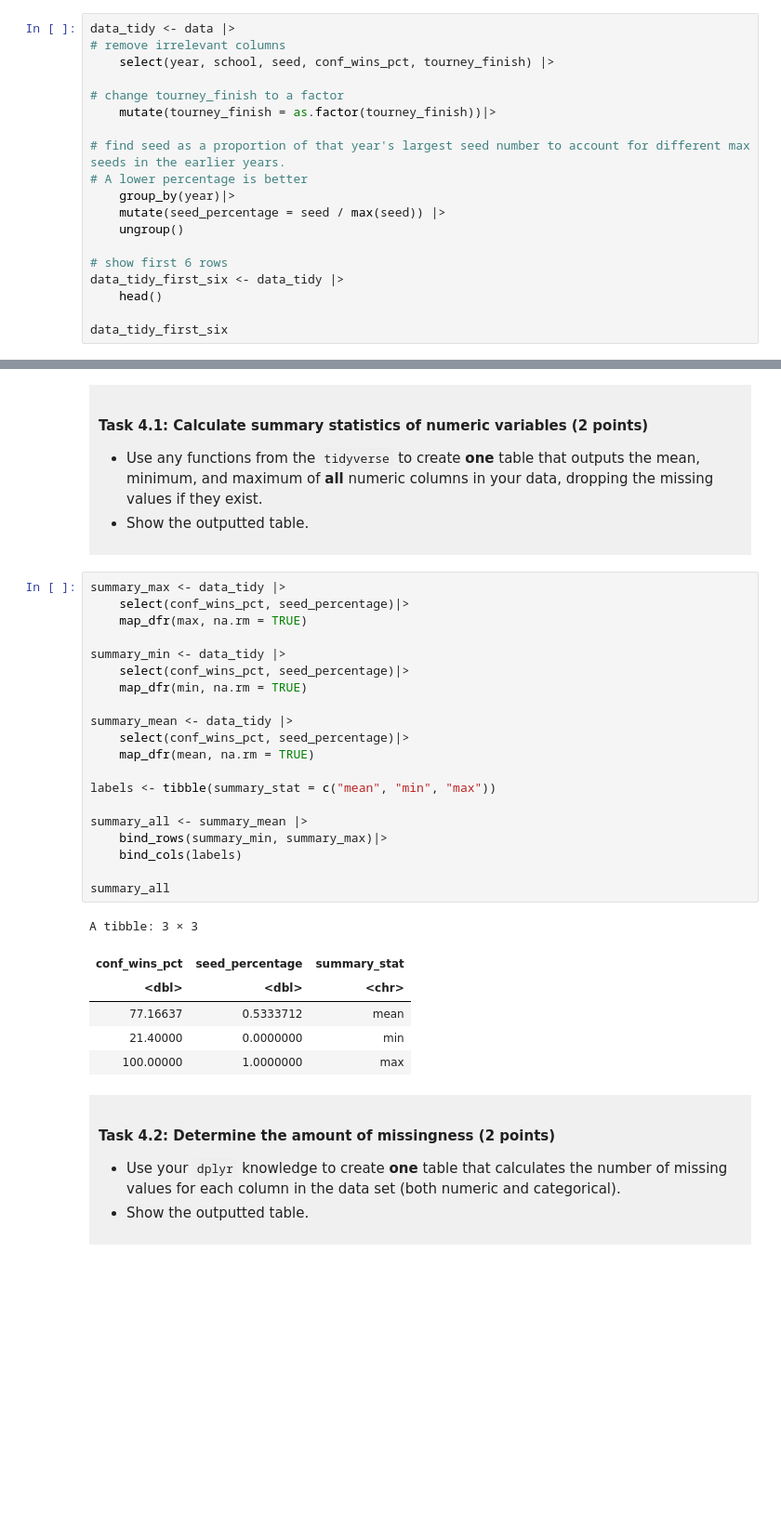
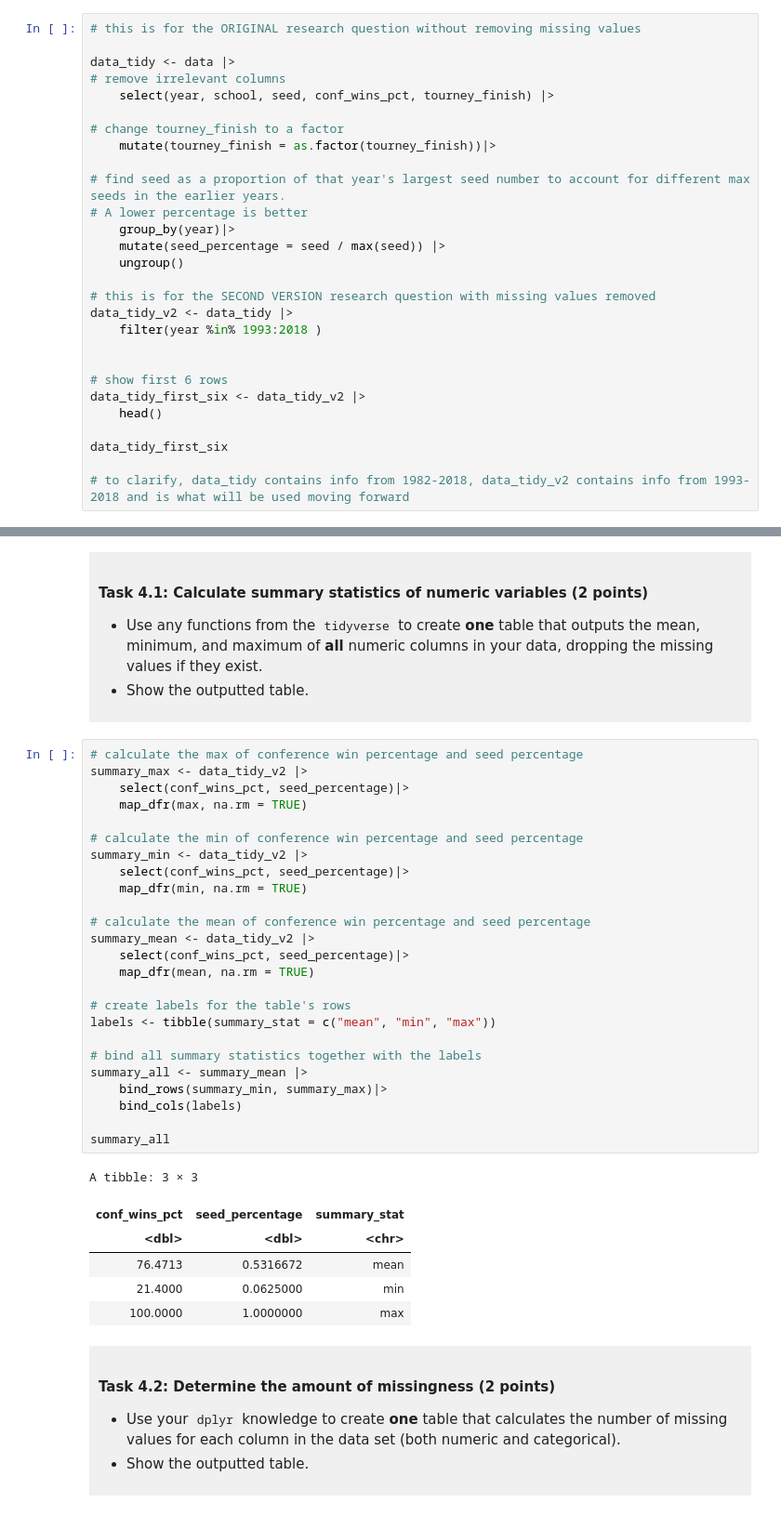
Before and after one commit to tarynluu/dsci-100-project-taryn-lu, a Jupyter notebook: dsci-100-project-notebook.ipynb, the cells around one changed output, grey strips where cells are left out. Shown at 93% size. Saved outputs shown, nothing was run; the diff lists cells and outputs as text; blank space fills up the shorter version.

```diff
--- a/dsci-100-project-notebook.ipynb
+++ b/dsci-100-project-notebook.ipynb
@@ -223,6 +227,8 @@ Produce a tidy data set that could be used to answer your research question usin
 
 </div>
 # %%
+# this is for the ORIGINAL research question without removing missing values
+
 data_tidy <- data |>
 # remove irrelevant columns
     select(year, school, seed, conf_wins_pct, tourney_finish) |>
@@ -236,11 +242,18 @@ data_tidy <- data |>
     mutate(seed_percentage = seed / max(seed)) |>
     ungroup()
 
+# this is for the SECOND VERSION research question with missing values removed
+data_tidy_v2 <- data_tidy |>
+    filter(year %in% 1993:2018 )
+
+
 # show first 6 rows
-data_tidy_first_six <- data_tidy |>
+data_tidy_first_six <- data_tidy_v2 |>
     head()
 
 data_tidy_first_six
+
+# to clarify, data_tidy contains info from 1982-2018, data_tidy_v2 contains info from 1993-2018 and is what will be used moving forward
 # %% [output]
 A tibble: 6 × 6
 | year | school | seed | conf_wins_pct | tourney_finish | seed_percentage |
@@ -279,32 +292,37 @@ You will refine your research question (if needed) and produce a tidy data set.
 
 </div>
 # %%
-summary_max <- data_tidy |>
+# calculate the max of conference win percentage and seed percentage
+summary_max <- data_tidy_v2 |>
     select(conf_wins_pct, seed_percentage)|>
     map_dfr(max, na.rm = TRUE)
 
-summary_min <- data_tidy |>
+# calculate the min of conference win percentage and seed percentage
+summary_min <- data_tidy_v2 |>
     select(conf_wins_pct, seed_percentage)|>
     map_dfr(min, na.rm = TRUE)
 
-summary_mean <- data_tidy |>
+# calculate the mean of conference win percentage and seed percentage
+summary_mean <- data_tidy_v2 |>
     select(conf_wins_pct, seed_percentage)|>
     map_dfr(mean, na.rm = TRUE)
 
+# create labels for the table's rows
 labels <- tibble(summary_stat = c("mean", "min", "max"))
 
+# bind all summary statistics together with the labels
 summary_all <- summary_mean |>
     bind_rows(summary_min, summary_max)|>
     bind_cols(labels)
 
 summary_all
 # %% [output]
 A tibble: 3 × 3
 | conf_wins_pct | seed_percentage | summary_stat |
 | <dbl> | <dbl> | <chr> |
-| 77.16637 | 0.5333712 | mean |
-| 21.40000 | 0.0000000 | min |
-| 100.00000 | 1.0000000 | max |
+| 76.4713 | 0.5316672 | mean |
+| 21.4000 | 0.0625000 | min |
+| 100.0000 | 1.0000000 | max |
 # %% [markdown]
 <div style="background-color: #f0f0f0; padding: 10px;">
 
```
Also changed, not shown: parts of 7 cells of this notebook.
